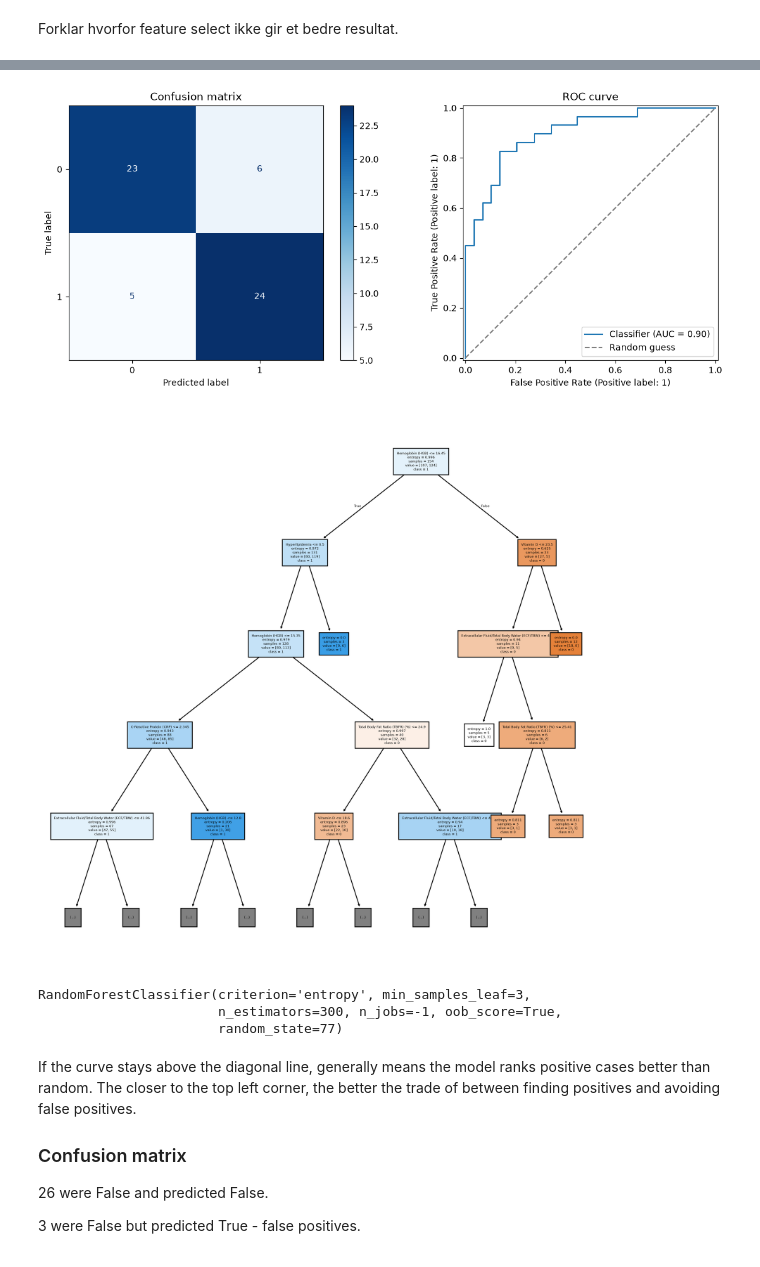
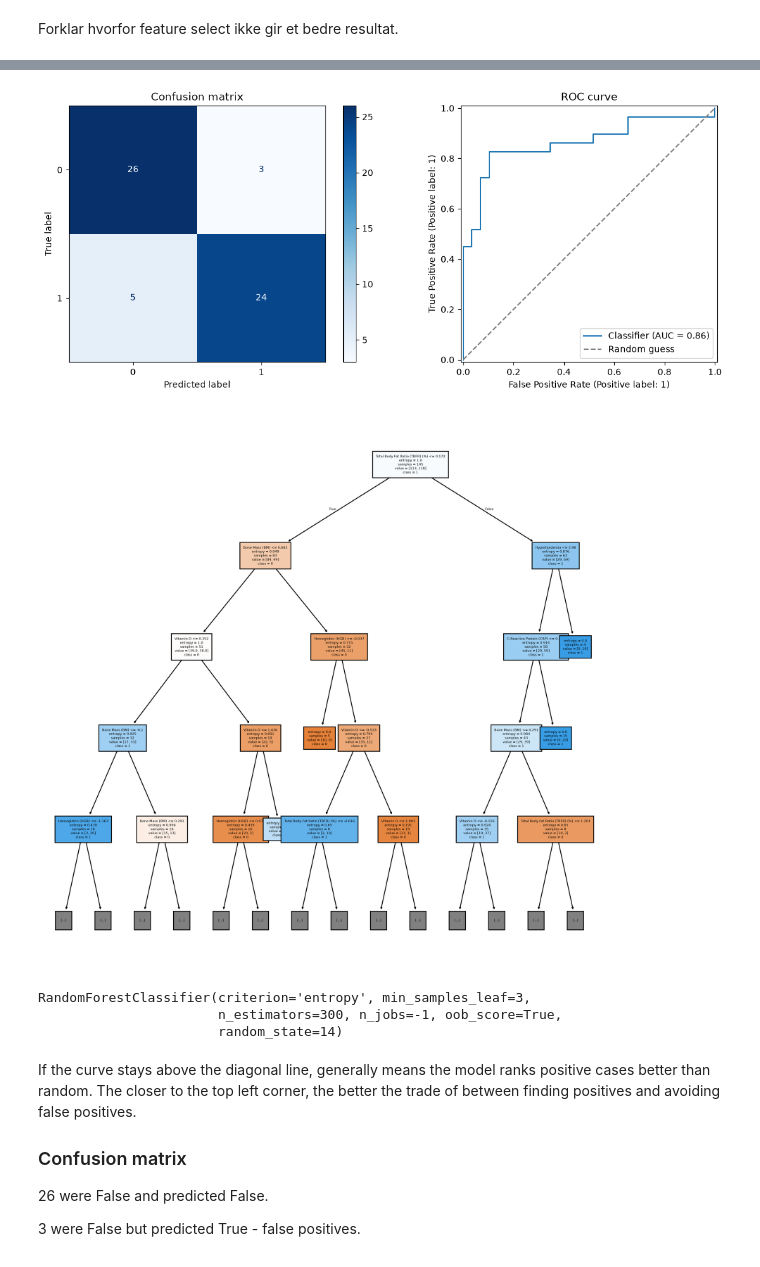
Before and after one commit to aaamainorg/dat540-group1, a Jupyter notebook: EML_gallstone.ipynb, the cells around one changed output, grey strips where cells are left out. Saved outputs shown, nothing was run; the diff lists cells and outputs as text; code cells hidden in the pictures.

```diff
--- a/EML_gallstone.ipynb
+++ b/EML_gallstone.ipynb
@@ -924,7 +924,7 @@ from sklearn.model_selection import train_test_split
 from sklearn.preprocessing import StandardScaler
 
 #First we separate the features and the target variable
-X=testing_set_df.drop(columns=['Gallstone Status'])
+X=testing_set_df[SELECTED_FEATURES]
 y=testing_set_df['Gallstone Status']
 
 #Further we split the dataset into training and test
@@ -1424,7 +1454,8 @@ class RandomForrest:
 
     '''
 
-    def __init__(self, random_state = 77, test_size = TEST_SIZE, target = None, features = None):
+    def __init__(self, random_state = RANDOM_STATE, test_size = TEST_SIZE, target = None, features = None,
+                 testing_set_df = None, X_train = None, X_test = None, y_train = None, y_test = None):
         """
         # Init the class Randomforrest:
 
@@ -1436,20 +1467,24 @@ class RandomForrest:
         """
         self.random_state = random_state
         self.testing_set_df = testing_set_df
+        self.X_train = X_train
+        self.X_test = X_test
+        self.y_train = y_train
+        self.y_test = y_test
         self.model = None
         self.test_size = test_size
         self.target = target
         self.features = features
         self.split_data()
-
+        print(f"Colums in X_train\nColumns: {len(self.X_train.columns)}\n{list(self.X_train)}")
     def split_data(self):
         """
         Splitting the data to prepare for the model training
         """
         X = self.testing_set_df[self.features]
         y = self.testing_set_df[self.target]
-        self.X_train, self.X_test, self.y_train, self.y_test = train_test_split(
-                    X, y, test_size = self.test_size, stratify = y, random_state = self.random_state)
+        #self.X_train, self.X_test, self.y_train, self.y_test = train_test_split(
+        #            X, y, test_size = self.test_size, stratify = y, random_state = self.random_state)
         print(f"Testing set dataframe headers:\nColumns: {len(self.testing_set_df.columns)}\n{list(self.testing_set_df)}")
         print(f"Colums used for training:\nColumns: {len(X.columns)}\n{list(X)}")
         # stratify = y ensure equal distribution of target = "Gallstone Status" with train and test data.
@@ -1695,61 +1740,20 @@ Best Estimator: RandomForestClassifier(min_samples_leaf=2, min_samples_split=5,
 Forklar hvorfor feature select ikke gir et bedre resultat.
 # %%
 """
-Selecting FEATURE and calling the RandomForrest class for training
+Calling the RandomForrest class for training
 """
 
 
-FEATURES_FIRST_DRAFT = [
-                    "Age",
-                    "Body Mass Index (BMI)",
-                    "Total Body Fat Ratio (TBFR) (%)",
-                    "Visceral Fat Rating (VFR)",
-                    "Visceral Fat Area (VFA)",
-                    "Glucose",
-                    "Total Cholesterol (TC)",
-                    "Low Density Lipoprotein (LDL)",
-                    "High Density Lipoprotein (HDL)",
-                    "Triglyceride",
-                    "Vitamin D"
-                ]
-PREFERED_FEATURES_13 = [
-                    'Vitamin D',
-                    'C-Reactive Protein (CRP)',
-                    'Total Body Fat Ratio (TBFR) (%)',
-                    'Bone Mass (BM)',
-                    'Hemoglobin (HGB)',
-                    "Extracellular Fluid/Total Body Water (ECF/TBW)",
-                    'Hyperlipidemia',
-                    'Gender',
-                    'High Density Lipoprotein (HDL)',
-                    'Aspartat Aminotransferaz (AST)',
-                    'Creatinine',
-                    'Alkaline Phosphatase (ALP)',
-                    'Diabetes Mellitus (DM)'
-                ]
-
-target = "Gallstone Status"
-
-feature_select = 4
-match feature_select:
-    case 1:
-        FEATURES = testing_set_df.drop(columns=[target]).columns.tolist()
-        print(FEATURES)
-    case 2:
-        FEATURES = FEATURES_FIRST_DRAFT
-    case 3:
-        FEATURES = PREFERED_FEATURES_13
-    case 4:
-        FEATURES = SELECTED_FEATURES
-
-
-
-rf = RandomForrest(random_state = 77, test_size = TEST_SIZE, target = target, features = FEATURES) # Initiate RandomForrest with test_size = 0.3
+print(SELECTED_FEATURES)
+rf = RandomForrest(random_state = RANDOM_STATE, test_size = TEST_SIZE, target = TARGET, features = SELECTED_FEATURES, testing_set_df = testing_set_df, X_train = X_train, X_test = X_test, y_train = y_train, y_test = y_test) # Initiate RandomForrest with test_size = 0.3
 # rf.train_model() # Calling train_model with params
 
 # case 3: gives the best accuracy.
 # Uses parameter from automatic parameter search
 rf.train_model(max_depth = None, max_features = "sqrt", min_samples_leaf = 3, n_estimators = 300) # Validation results 0.8 for case 3:
-# rf.train_model(max_depth = None, max_features = "sqrt", min_samples_leaf = 3, n_estimators = 300, criterion='entropy', n_jobs=1) # Validation results 0.8 for case 3:
 # Worse results for case 4:
+
+# rf.train_model(max_depth = 6, max_features = "sqrt", min_samples_leaf = 2, min_samples_split = 2, n_estimators = 600) # Validation results 0.8 for case 3:
+
+# rf.train_model(max_depth = 6, max_features = "sqrt", min_samples_leaf = 5, min_samples_split = 2, n_estimators = 300) # Validation results 0.8 for case 3:
 # %% [output]
@@ -1773,8 +1777,8 @@ Overfit gap: 0.146
-[figure, old version]
+[figure, new version]
-[figure, old version]
+[figure, new version]
 RandomForestClassifier(criterion='entropy', min_samples_leaf=3,
                        n_estimators=300, n_jobs=-1, oob_score=True,
-                       random_state=77)
+                       random_state=14)
 # %% [markdown]
 If the curve stays above the diagonal line, generally means the model ranks positive cases better than random.
 The closer to the top left corner, the better the trade of between finding positives and avoiding false positives.
```
Also changed, not shown: parts of 20 cells of this notebook.
